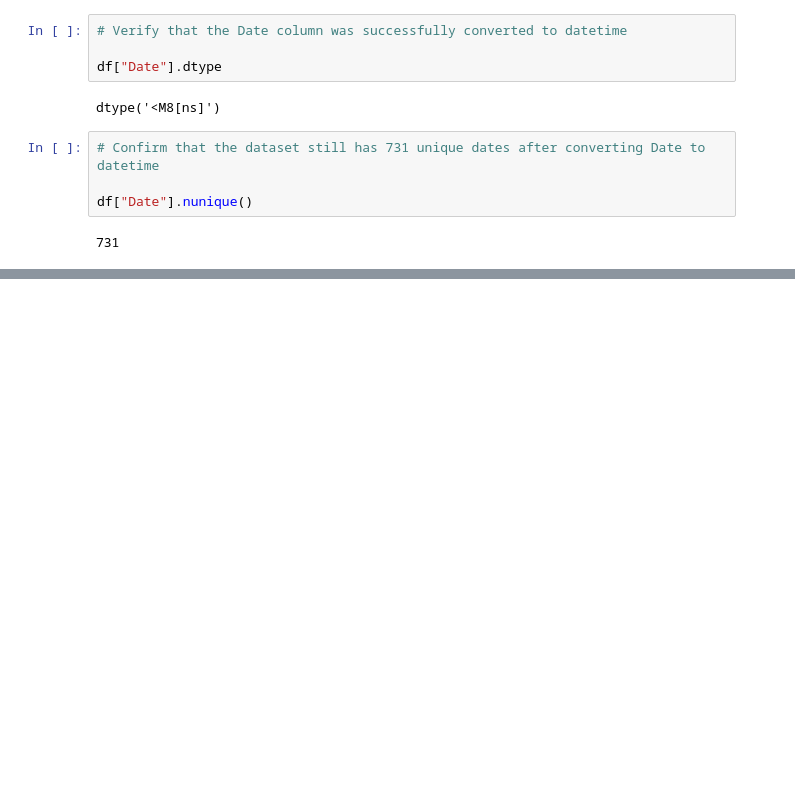
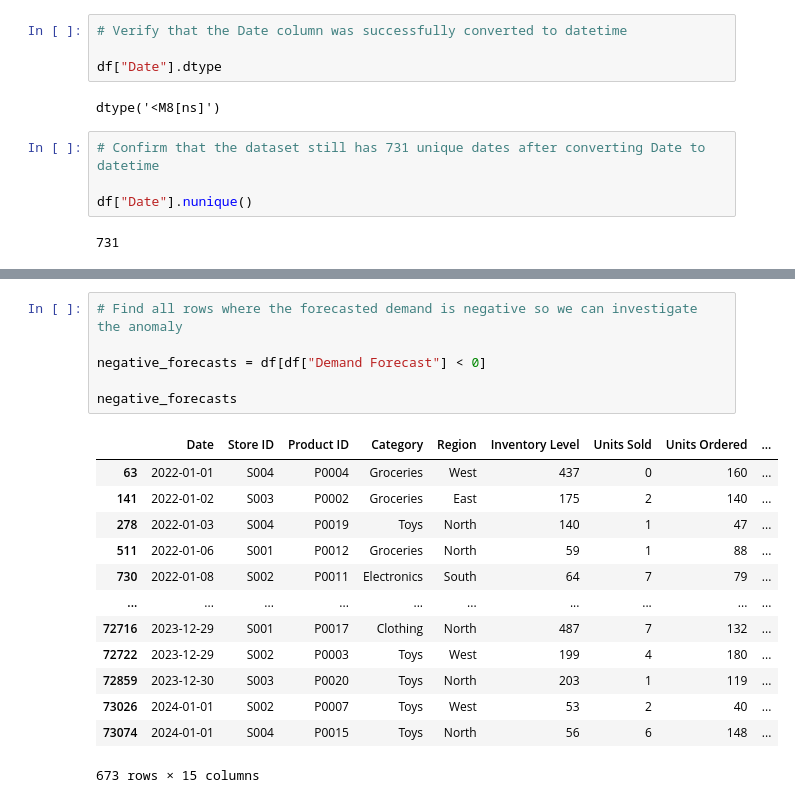
Before and after one commit to Sid1813/ShelfSleuth, a Jupyter notebook: notebooks/01_data_reconnaissance.ipynb, the cells around one changed output, grey strips where cells are left out. Cells and saved outputs as stored; diff of their text form; blank space fills up the shorter version.

```diff
--- a/notebooks/01_data_reconnaissance.ipynb
+++ b/notebooks/01_data_reconnaissance.ipynb
@@ -202,0 +263,20 @@ df["Date"].nunique()
+# %%
+# Find all rows where the forecasted demand is negative so we can investigate the anomaly
+
+negative_forecasts = df[df["Demand Forecast"] < 0]
+
+negative_forecasts
+# %% [output]
+|  | Date | Store ID | Product ID | Category | Region | Inventory Level | Units Sold | Units Ordered | ... |
+| 63 | 2022-01-01 | S004 | P0004 | Groceries | West | 437 | 0 | 160 | ... |
+| 141 | 2022-01-02 | S003 | P0002 | Groceries | East | 175 | 2 | 140 | ... |
+| 278 | 2022-01-03 | S004 | P0019 | Toys | North | 140 | 1 | 47 | ... |
+| 511 | 2022-01-06 | S001 | P0012 | Groceries | North | 59 | 1 | 88 | ... |
+| 730 | 2022-01-08 | S002 | P0011 | Electronics | South | 64 | 7 | 79 | ... |
+| ... | ... | ... | ... | ... | ... | ... | ... | ... | ... |
+| 72716 | 2023-12-29 | S001 | P0017 | Clothing | North | 487 | 7 | 132 | ... |
+| 72722 | 2023-12-29 | S002 | P0003 | Toys | West | 199 | 4 | 180 | ... |
+| 72859 | 2023-12-30 | S003 | P0020 | Toys | North | 203 | 1 | 119 | ... |
+| 73026 | 2024-01-01 | S002 | P0007 | Toys | West | 53 | 2 | 40 | ... |
+| 73074 | 2024-01-01 | S004 | P0015 | Toys | North | 56 | 6 | 148 | ... |
+673 rows × 15 columns
```
Also changed, not shown: parts of 36 cells of this notebook.
